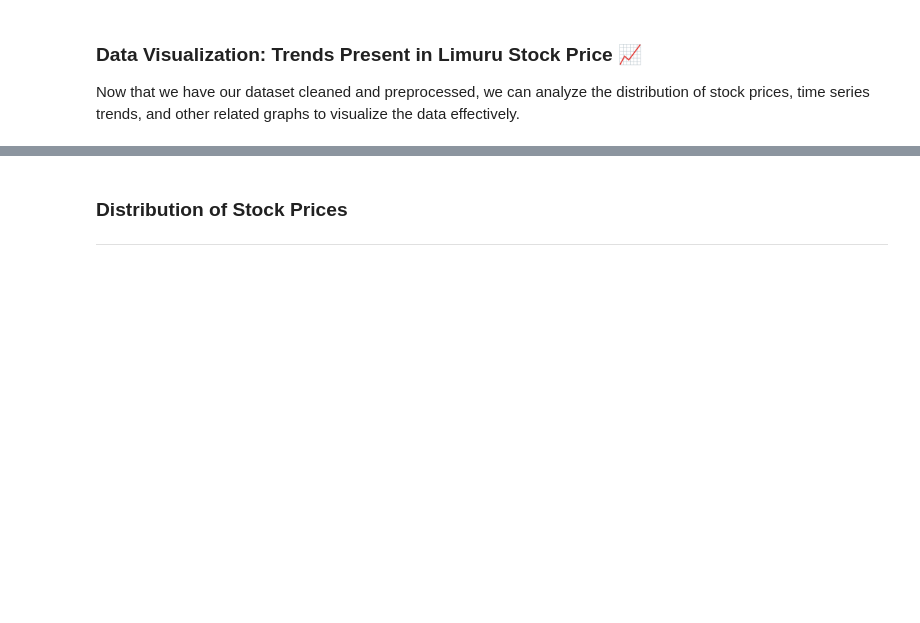
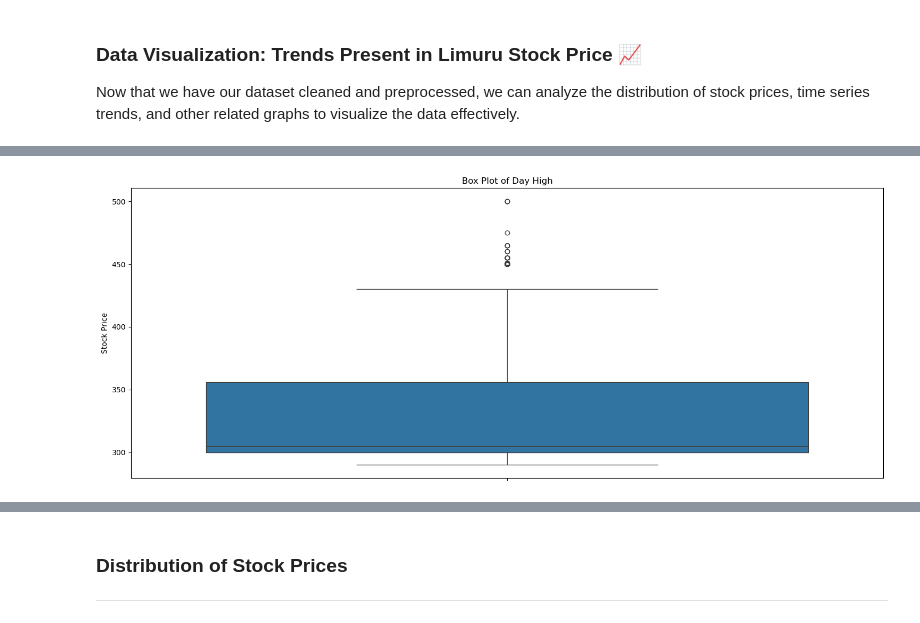
Before and after one commit to cmm25/MachineLearning, a Jupyter notebook: Knowledge_based_systems/Regression/regression.ipynb, the cells around one changed output, grey strips where cells are left out. Cells and saved outputs as stored; diff of their text form; code cells hidden in the pictures; blank space fills up the shorter version.

```diff
--- a/Knowledge_based_systems/Regression/regression.ipynb
+++ b/Knowledge_based_systems/Regression/regression.ipynb
@@ -188,0 +364,9 @@ import seaborn as sns
+# %%
+plt.figure(figsize=fig_size)
+sns.boxplot(y=limuru_data['Day High'])
+plt.title('Box Plot of Day High')
+plt.ylabel('Stock Price')
+plt.tight_layout()
+plt.show()
+# %% [output]
+[figure, added]
```
Also changed, not shown: parts of 36 cells of this notebook, 2 other files.
